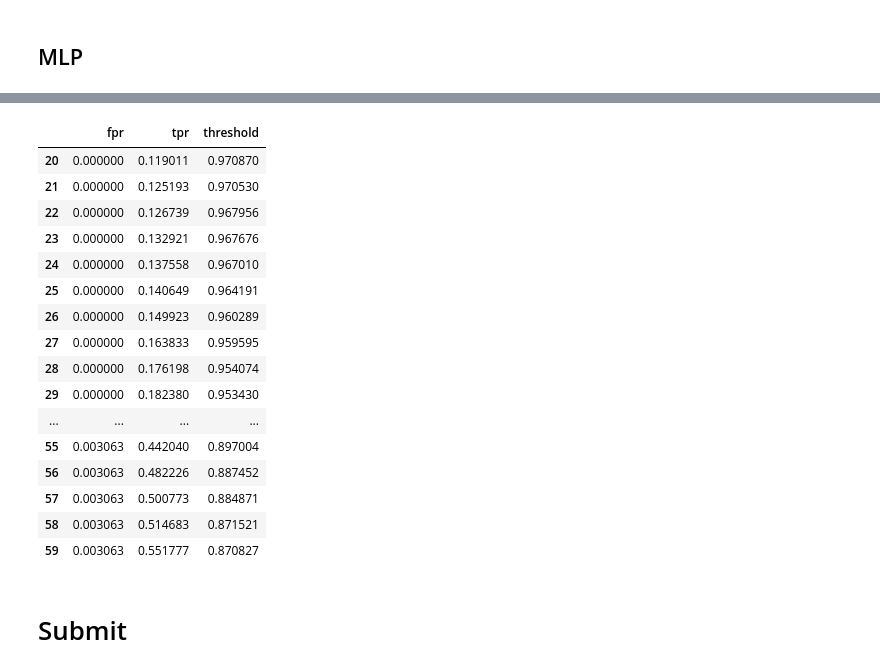
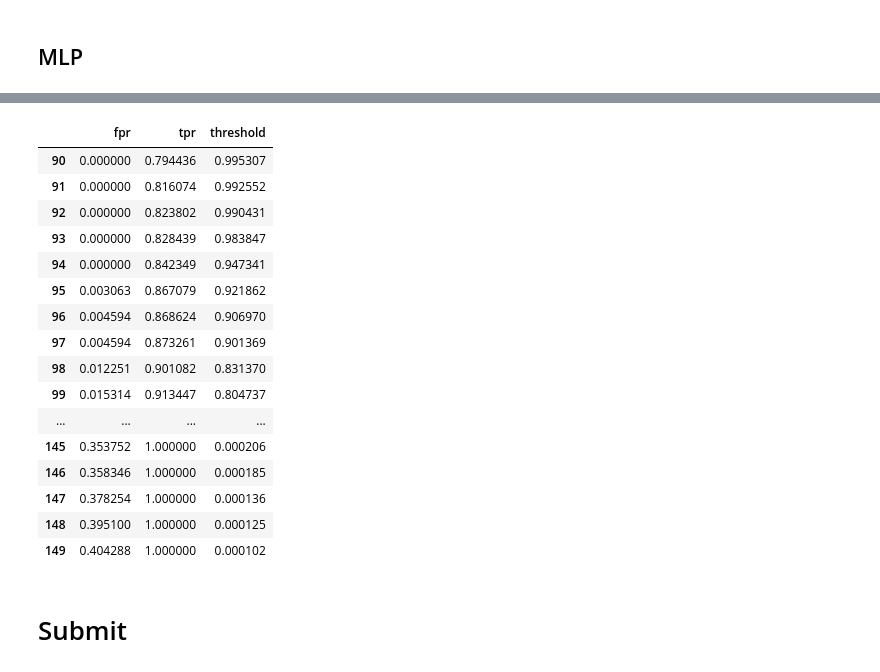
Before and after one commit to MerleSt/MushroomClassification, a Jupyter notebook: Notebooks/mushroom_model.ipynb, the cells around one changed output, grey strips where cells are left out. Drawn from its saved outputs; the diff is of its cells as text; code cells hidden in the pictures.

```diff
--- a/Notebooks/mushroom_model.ipynb
+++ b/Notebooks/mushroom_model.ipynb
@@ -498,8 +500,9 @@ win_threshold[win_threshold.tpr==1].sort_values("threshold", ascending=False)
 ## MLP
 # %%
 # MLP
-param = best_param_mlppp
+#param = best_param_mlppp
 
+param={'hidden_layer_sizes': (30,30)}
 
 model = MLPClassifier(**param, random_state=0)
 model.fit(X_train, y_train)
@@ -507,7 +510,7 @@ model.fit(X_train, y_train)
 probabilities = model.predict_proba(X_test)[:, 1]
 
 # 2. Decide on a threshold
-threshold = 1- 0.945315  # You can adjust this value as needed
+threshold = 1- 0.947341  # You can adjust this value as needed
 
 # 3. Apply the threshold
 predictions_adjusted = [1 if prob > threshold else 0 for prob in probabilities]
@@ -567,23 +570,23 @@ win_threshold
 # %%
-win_threshold[20:60]
+win_threshold[90:150]
 # %% [output]
 |  | fpr | tpr | threshold |
-| 20 | 0.000000 | 0.119011 | 0.970870 |
-| 21 | 0.000000 | 0.125193 | 0.970530 |
-| 22 | 0.000000 | 0.126739 | 0.967956 |
-| 23 | 0.000000 | 0.132921 | 0.967676 |
-| 24 | 0.000000 | 0.137558 | 0.967010 |
-| 25 | 0.000000 | 0.140649 | 0.964191 |
-| 26 | 0.000000 | 0.149923 | 0.960289 |
-| 27 | 0.000000 | 0.163833 | 0.959595 |
-| 28 | 0.000000 | 0.176198 | 0.954074 |
-| 29 | 0.000000 | 0.182380 | 0.953430 |
+| 90 | 0.000000 | 0.794436 | 0.995307 |
+| 91 | 0.000000 | 0.816074 | 0.992552 |
+| 92 | 0.000000 | 0.823802 | 0.990431 |
+| 93 | 0.000000 | 0.828439 | 0.983847 |
+| 94 | 0.000000 | 0.842349 | 0.947341 |
+| 95 | 0.003063 | 0.867079 | 0.921862 |
+| 96 | 0.004594 | 0.868624 | 0.906970 |
+| 97 | 0.004594 | 0.873261 | 0.901369 |
+| 98 | 0.012251 | 0.901082 | 0.831370 |
+| 99 | 0.015314 | 0.913447 | 0.804737 |
 | ... | ... | ... | ... |
-| 55 | 0.003063 | 0.442040 | 0.897004 |
-| 56 | 0.003063 | 0.482226 | 0.887452 |
-| 57 | 0.003063 | 0.500773 | 0.884871 |
-| 58 | 0.003063 | 0.514683 | 0.871521 |
-| 59 | 0.003063 | 0.551777 | 0.870827 |
+| 145 | 0.353752 | 1.000000 | 0.000206 |
+| 146 | 0.358346 | 1.000000 | 0.000185 |
+| 147 | 0.378254 | 1.000000 | 0.000136 |
+| 148 | 0.395100 | 1.000000 | 0.000125 |
+| 149 | 0.404288 | 1.000000 | 0.000102 |
 # %% [markdown]
 # Submit
 # %%
```
Also changed, not shown: parts of 8 cells of this notebook, 1 other file.
